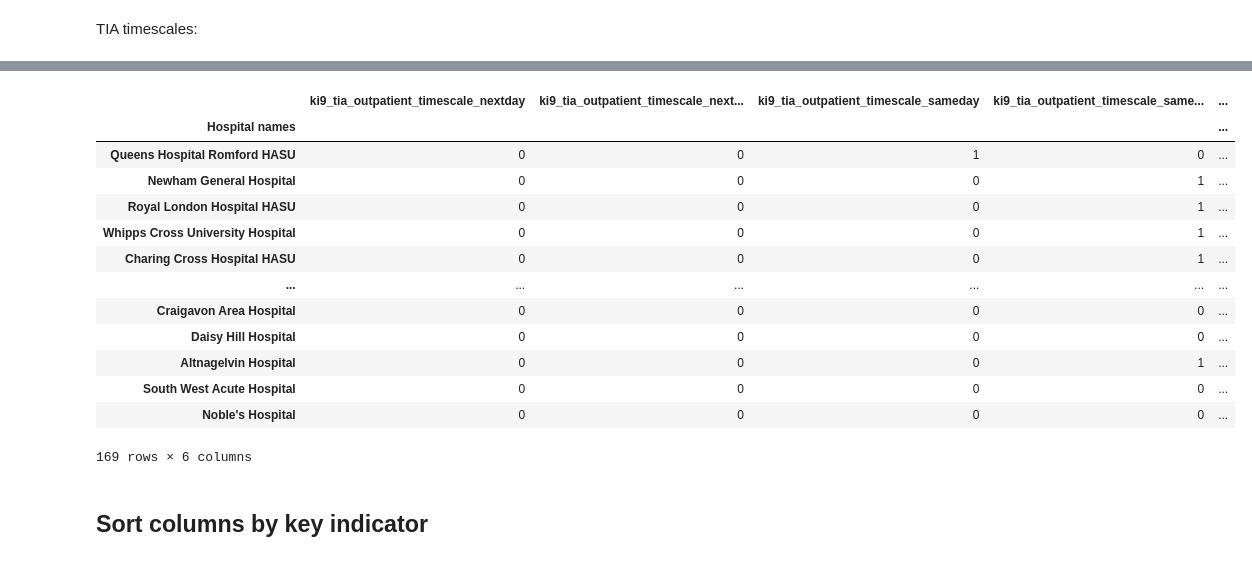
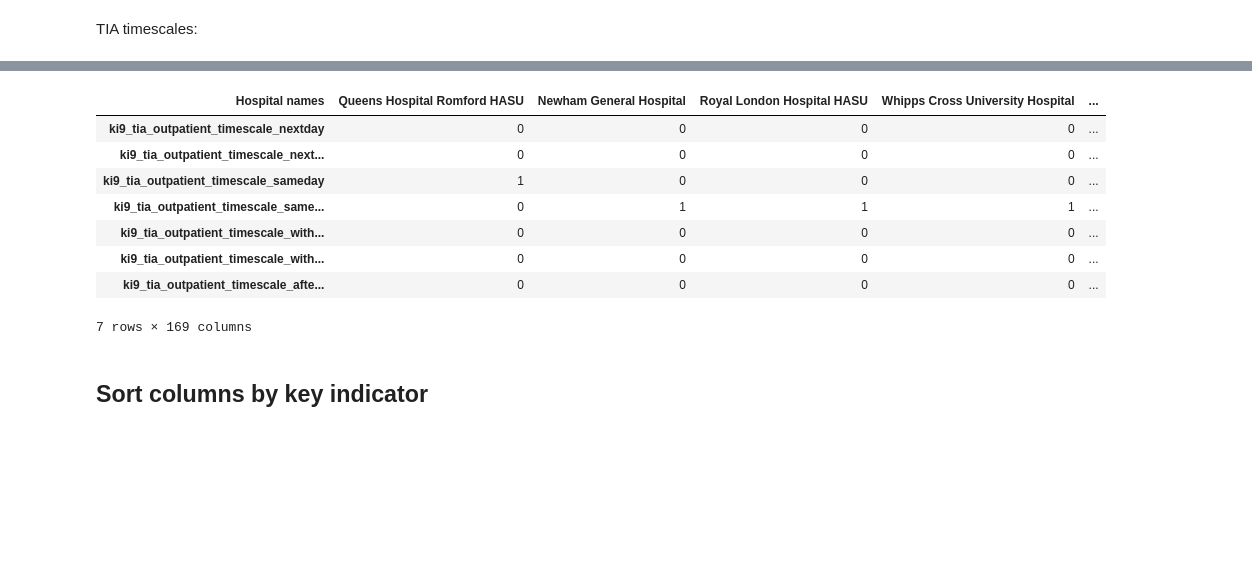
Before and after one commit to samuel-book/thrombolysis_organisational_factors, a Jupyter notebook: data_prep/1c_organisational_audit_relabel_data.ipynb, the cells around one changed output, grey strips where cells are left out. Drawn from its saved outputs; the diff is of its cells as text; code cells hidden in the pictures; blank space fills up the shorter version.

Commit message:
Forced outpatient timescale columns to exist even when no units use them

```diff
--- a/data_prep/1c_organisational_audit_relabel_data.ipynb
+++ b/data_prep/1c_organisational_audit_relabel_data.ipynb
@@ -550,7 +550,8 @@ cols_now = [
     'Within a week',
     'The same day (5 days a week)',
     'missing',
-    'Within a month'
+    'Within a month',
+    'Longer than a month'
 ]
 cols_soon = [
     'nextweekday',
@@ -559,7 +560,8 @@ cols_soon = [
     'withinweek',
     'samedayexcludingweekends',
     'missing',
-    'withinmonth'
+    'withinmonth',
+    'aftermonth'
 ]
 
 # Rename these values for the sake of column names:
@@ -569,29 +571,32 @@ df['ki9_tia_outpatient_timescale'] = df['ki9_tia_outpatient_timescale'].replace(
 # %%
 df_tia = pd.get_dummies(
     df['ki9_tia_outpatient_timescale'],
     prefix='ki9_tia_outpatient_timescale',
     prefix_sep='_'
 )
 
+# Make sure all of the columns requested are included:
+for col in cols_soon:
+    col = 'ki9_tia_outpatient_timescale_' + col
+    try:
+        df_tia[col]
+    except KeyError:
+        df_tia[col] = 0
+
 # Drop the 'missing' column:
 df_tia = df_tia.drop('ki9_tia_outpatient_timescale_missing', axis='columns')
 
-df_tia
+df_tia.T
 # %% [output]
-|  | ki9_tia_outpatient_timescale_nextday | ki9_tia_outpatient_timescale_next... | ki9_tia_outpatient_timescale_sameday | ki9_tia_outpatient_timescale_same... | ... |
-| Hospital names |  |  |  |  | ... |
-| Queens Hospital Romford HASU | 0 | 0 | 1 | 0 | ... |
-| Newham General Hospital | 0 | 0 | 0 | 1 | ... |
-| Royal London Hospital HASU | 0 | 0 | 0 | 1 | ... |
-| Whipps Cross University Hospital | 0 | 0 | 0 | 1 | ... |
-| Charing Cross Hospital HASU | 0 | 0 | 0 | 1 | ... |
-| ... | ... | ... | ... | ... | ... |
-| Craigavon Area Hospital | 0 | 0 | 0 | 0 | ... |
-| Daisy Hill Hospital | 0 | 0 | 0 | 0 | ... |
-| Altnagelvin Hospital | 0 | 0 | 0 | 1 | ... |
-| South West Acute Hospital | 0 | 0 | 0 | 0 | ... |
-| Noble's Hospital | 0 | 0 | 0 | 0 | ... |
+| Hospital names | Queens Hospital Romford HASU | Newham General Hospital | Royal London Hospital HASU | Whipps Cross University Hospital | ... |
+| ki9_tia_outpatient_timescale_nextday | 0 | 0 | 0 | 0 | ... |
+| ki9_tia_outpatient_timescale_next... | 0 | 0 | 0 | 0 | ... |
+| ki9_tia_outpatient_timescale_sameday | 1 | 0 | 0 | 0 | ... |
+| ki9_tia_outpatient_timescale_same... | 0 | 1 | 1 | 1 | ... |
+| ki9_tia_outpatient_timescale_with... | 0 | 0 | 0 | 0 | ... |
+| ki9_tia_outpatient_timescale_with... | 0 | 0 | 0 | 0 | ... |
+| ki9_tia_outpatient_timescale_afte... | 0 | 0 | 0 | 0 | ... |
-169 rows × 6 columns
+7 rows × 169 columns
 # %%
 # Merge these new columns into the existing dataframe:
 df = pd.concat((df, df_tia), axis='columns')
```
Also changed, not shown: parts of 4 cells of this notebook, 1 other file.
